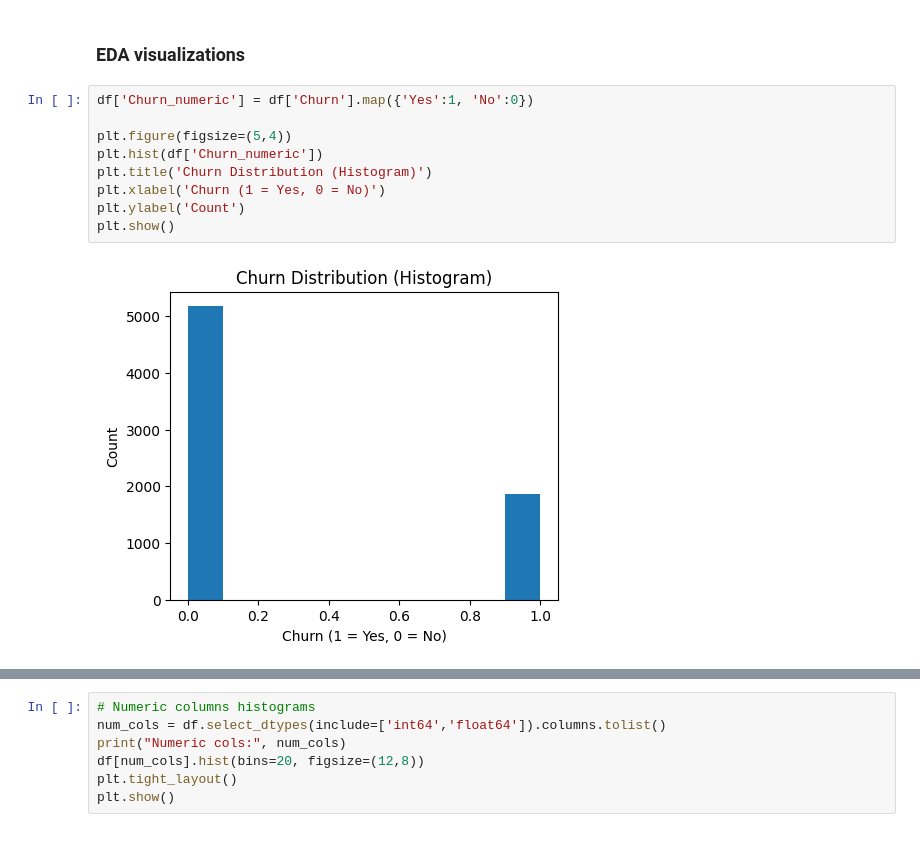
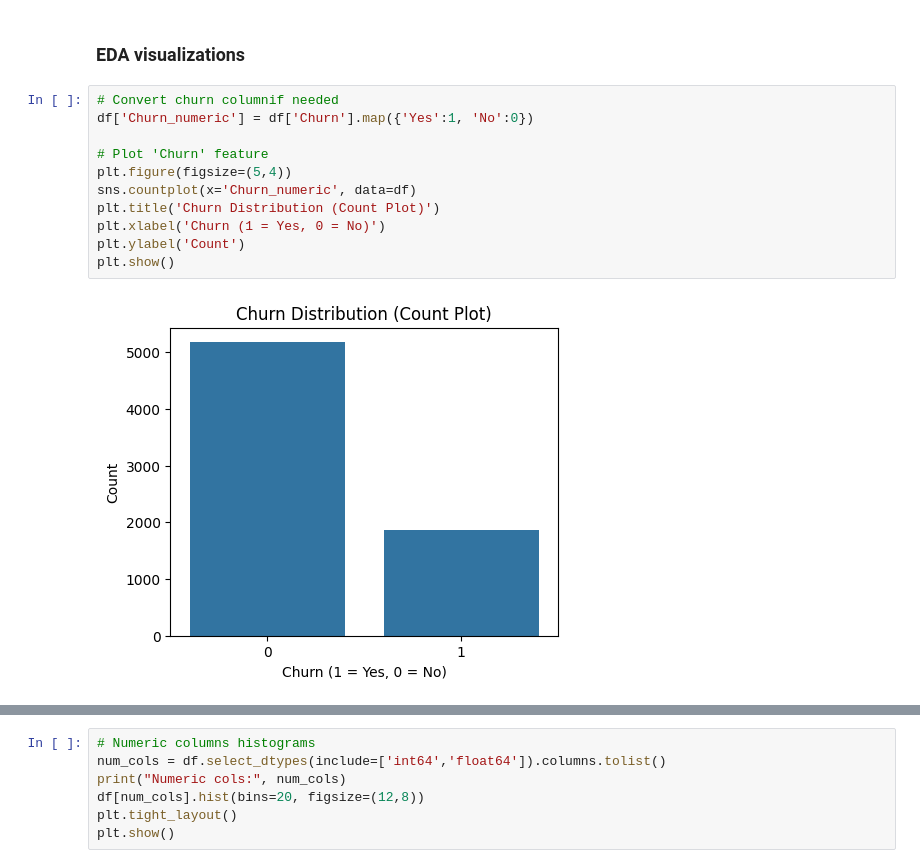
Before and after one commit to meleeshagamage/CourseWork_ML, a Jupyter notebook: ML_CW.ipynb, the cells around one changed output, grey strips where cells are left out. Cells and saved outputs as stored; diff of their text form.

```diff
--- a/ML_CW.ipynb
+++ b/ML_CW.ipynb
@@ -102,13 +102,15 @@ dtype: int64
 # %% [markdown]
 ### EDA visualizations
 # %%
+# Convert churn columnif needed
 df['Churn_numeric'] = df['Churn'].map({'Yes':1, 'No':0})
 
+# Plot 'Churn' feature
 plt.figure(figsize=(5,4))
-plt.hist(df['Churn_numeric'])
-plt.title('Churn Distribution (Histogram)')
+sns.countplot(x='Churn_numeric', data=df)
+plt.title('Churn Distribution (Count Plot)')
 plt.xlabel('Churn (1 = Yes, 0 = No)')
 plt.ylabel('Count')
 plt.show()
 # %% [output]
-[figure, old version]
+[figure, new version]
```
Also changed, not shown: parts of 28 cells of this notebook.
